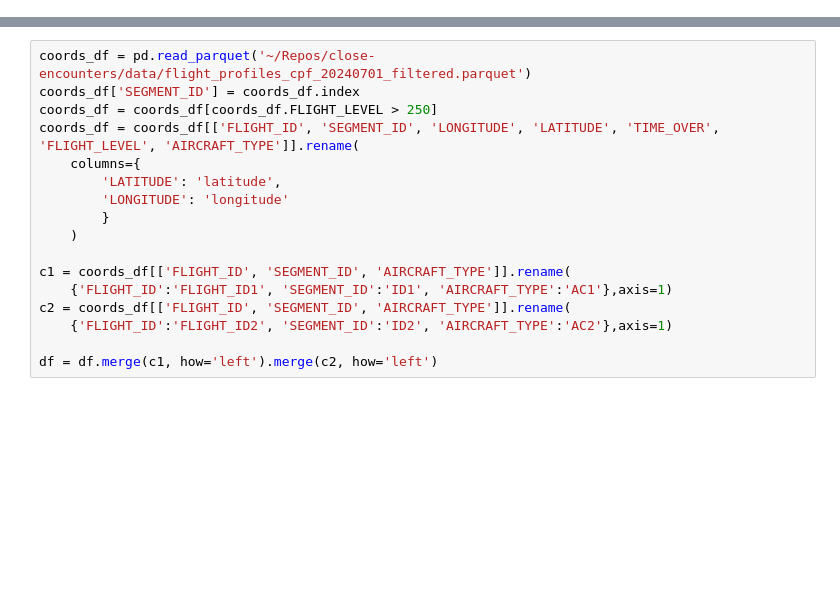
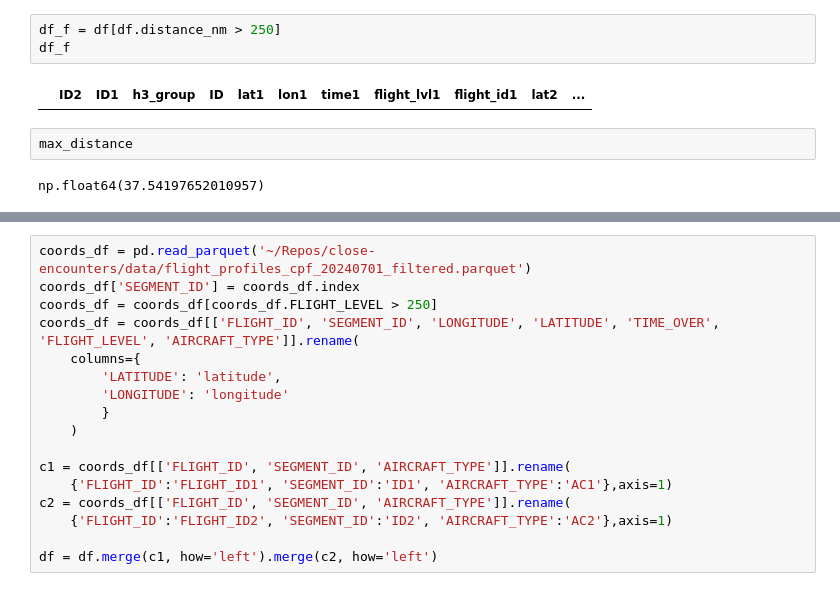
Before and after one commit to euctrl-pru/close-proximity-events, a Jupyter notebook: python/test.ipynb, the cells around one changed output, grey strips where cells are left out. Cells and saved outputs as stored; diff of their text form; blank space fills up the shorter version.

```diff
--- a/python/test.ipynb
+++ b/python/test.ipynb
@@ -227,0 +360,9 @@ df
+# %%
+df_f = df[df.distance_nm > 250]
+df_f
+# %% [output]
+|  | ID2 | ID1 | h3_group | ID | lat1 | lon1 | time1 | flight_lvl1 | flight_id1 | lat2 | ... |
+# %%
+max_distance
+# %% [output]
+np.float64(37.54197652010957)
```
Also changed, not shown: parts of 18 cells of this notebook, 3 other files.
